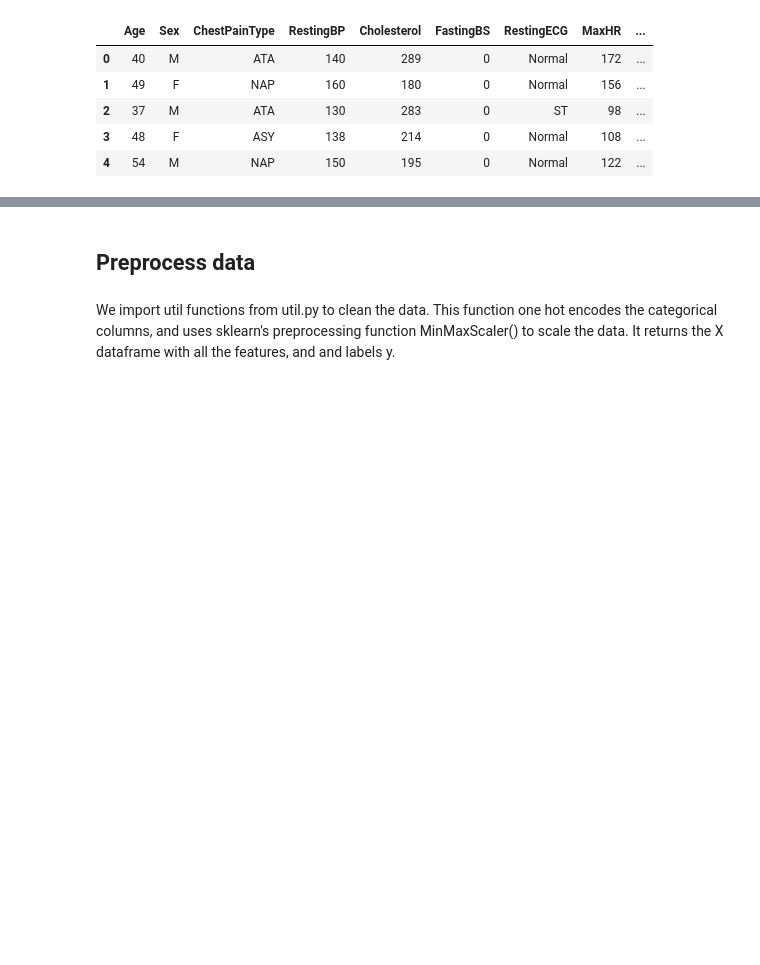
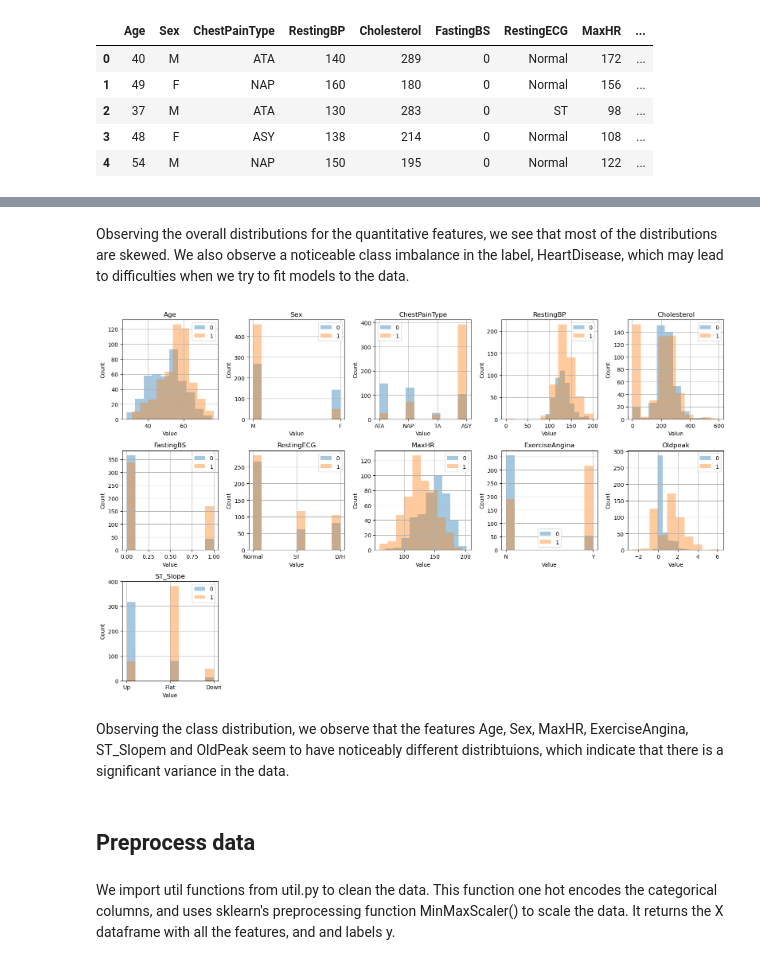
Before and after one commit to UCB-stat-159-s23/project-Group21, a Jupyter notebook: main.ipynb, the cells around one changed output, grey strips where cells are left out. Drawn from its saved outputs; the diff is of its cells as text; code cells hidden in the pictures; blank space fills up the shorter version.

```diff
--- a/main.ipynb
+++ b/main.ipynb
@@ -32,2 +60,29 @@ from analysis import utils
+# %% [markdown]
+Observing the overall distributions for the quantitative features, we see that most of the distributions are skewed. We also observe a noticeable class imbalance in the label, HeartDisease, which may lead to difficulties when we try to fit models to the data.
+# %%
+fig,axes = plt.subplots(nrows=3,ncols=5,figsize=(16,10))
+
+# loop through each column in the dataframe
+for i, col in enumerate(raw_data.columns[:-1]):
+    # select the appropriate subplot axis based on the index i
+    ax = axes[i // 5, i % 5]
+    # plot a histogram of the column for each group in 'HeartDisease'
+    raw_data.groupby('HeartDisease')[col].hist(alpha=0.4, ax=ax)
+    # set the title, y-axis label, and x-axis label for the subplot
+    ax.set_title(col)
+    ax.set_ylabel("Count")
+    ax.set_xlabel("Value")
+    ax.legend(raw_data['HeartDisease'])
+
+fig.delaxes(axes[2][1])
+fig.delaxes(axes[2][2])
+fig.delaxes(axes[2][3])
+fig.delaxes(axes[2][4])
+# adjust the spacing between the subplots for better readability
+plt.tight_layout()
+# %% [output]
+[figure, added]
+# %% [markdown]
+Observing the class distribution, we observe that the features Age, Sex, MaxHR, ExerciseAngina, ST_Slopem and OldPeak seem to have noticeably different distribtuions, which indicate that there is a significant variance in the data.
 # %% [markdown]
 ## Preprocess data
```
Also changed, not shown: parts of 9 cells of this notebook.
